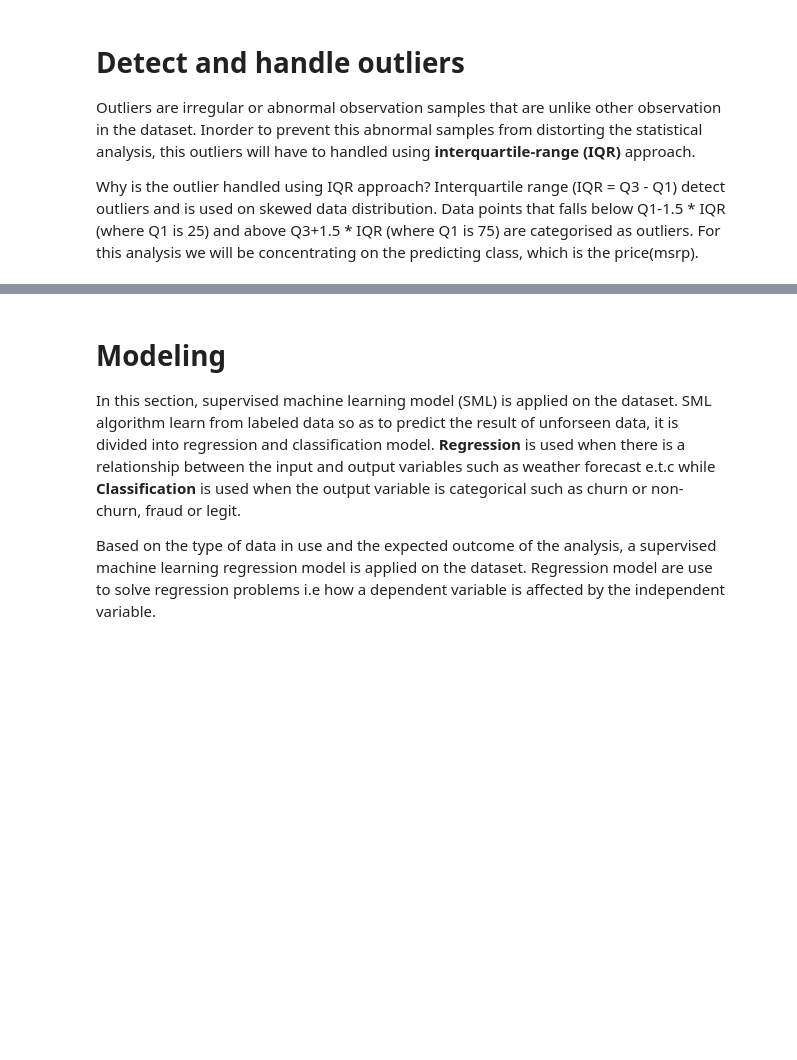
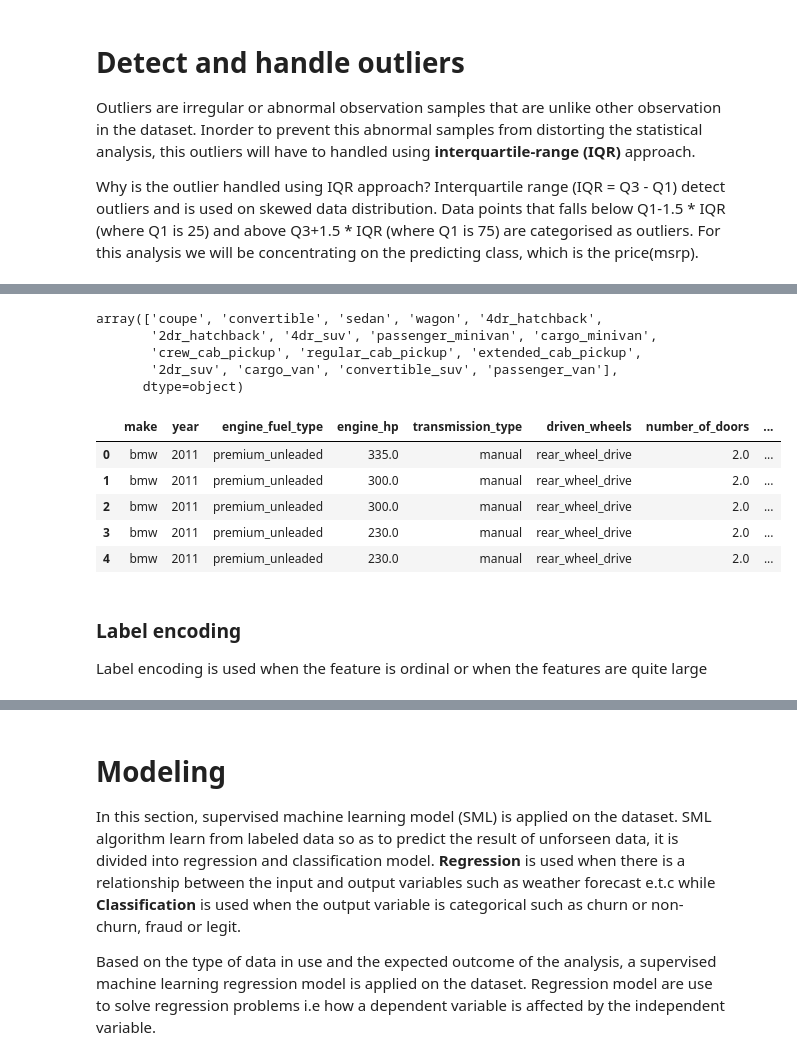
Before and after one commit to toludoyin/car-price-prediction, a Jupyter notebook: car_price_analysis_model.ipynb, the cells around one changed output, grey strips where cells are left out. Drawn from its saved outputs; the diff is of its cells as text; code cells hidden in the pictures; blank space fills up the shorter version.

```diff
--- a/car_price_analysis_model.ipynb
+++ b/car_price_analysis_model.ipynb
@@ -122,3 +122,0 @@ remove_duplicate(car_data)
-# %%
-car_data = dup_car_data
-car_data.shape
@@ -361,0 +364,8 @@ After removing outliers:
+# %%
+cleaned_car_data['vehicle_style'].unique()
+# %% [output]
+array(['coupe', 'convertible', 'sedan', 'wagon', '4dr_hatchback',
+       '2dr_hatchback', '4dr_suv', 'passenger_minivan', 'cargo_minivan',
+       'crew_cab_pickup', 'regular_cab_pickup', 'extended_cab_pickup',
+       '2dr_suv', 'cargo_van', 'convertible_suv', 'passenger_van'],
+      dtype=object)
@@ -362,3 +375,15 @@ After removing outliers:
+# %%
+cleaned_car_data.head()
+# %% [output]
+|  | make | year | engine_fuel_type | engine_hp | transmission_type | driven_wheels | number_of_doors | ... |
+| 0 | bmw | 2011 | premium_unleaded | 335.0 | manual | rear_wheel_drive | 2.0 | ... |
+| 1 | bmw | 2011 | premium_unleaded | 300.0 | manual | rear_wheel_drive | 2.0 | ... |
+| 2 | bmw | 2011 | premium_unleaded | 300.0 | manual | rear_wheel_drive | 2.0 | ... |
+| 3 | bmw | 2011 | premium_unleaded | 230.0 | manual | rear_wheel_drive | 2.0 | ... |
+| 4 | bmw | 2011 | premium_unleaded | 230.0 | manual | rear_wheel_drive | 2.0 | ... |
+# %% [markdown]
+### Label encoding
+Label encoding is used when the feature is ordinal or when the features are quite large
 # %%
 # label encoding
 for column, type in cleaned_car_data.dtypes.items():
```
Also changed, not shown: parts of 18 cells of this notebook.
